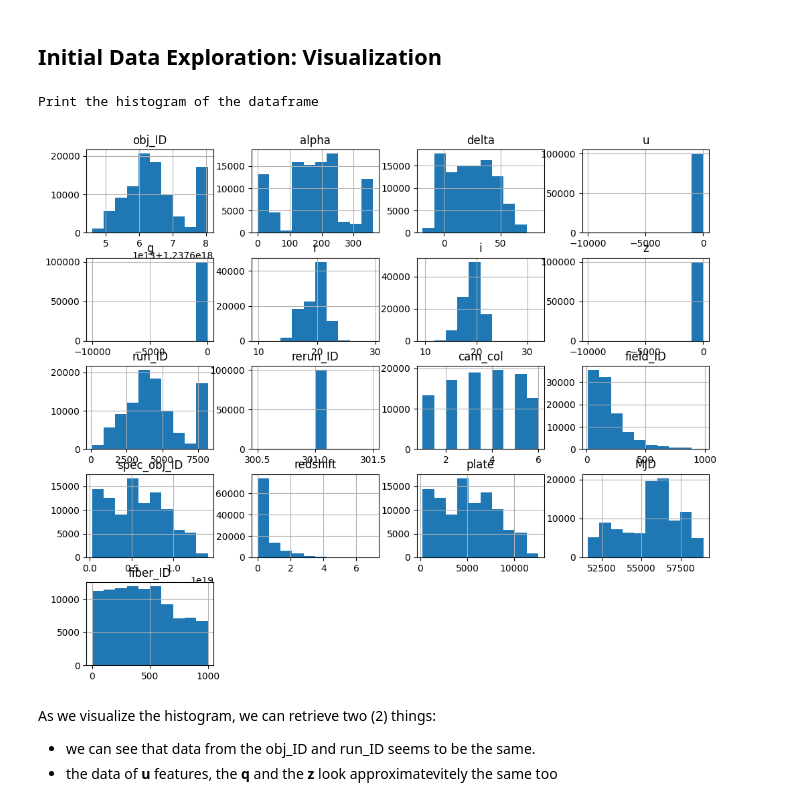
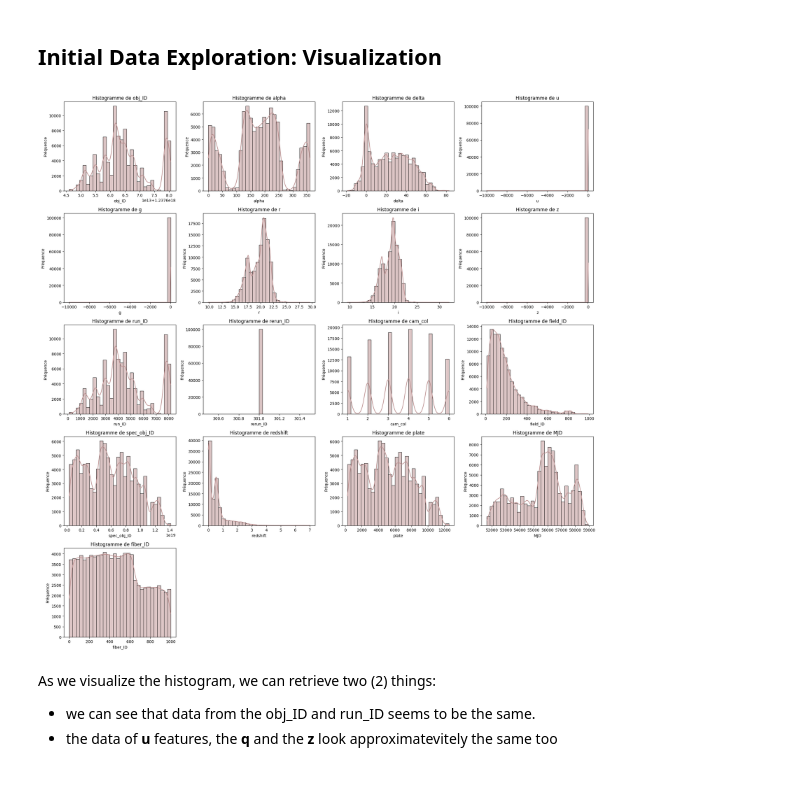
Before and after one commit to theOneOps/first-project-ML-supervised-learning, a Jupyter notebook: visualising_preprocessing.ipynb, the cells around one changed output. Drawn from its saved outputs; the diff is of its cells as text; code cells hidden in the pictures.

```diff
--- a/visualising_preprocessing.ipynb
+++ b/visualising_preprocessing.ipynb
@@ -92,11 +92,11 @@ preprocessing.plot_target_distribution()
 # %% [markdown]
 ## Initial Data Exploration: Visualization
 # %%
-# now we try to visualize the datas :
-visualize.showHistogram()
+# Afficher les histogrammes côte à côte
+columns_plot= [col for col in df.columns if col != 'class']
+visualize.plot_histograms(columns=columns_plot)
 # %% [output]
-Print the histogram of the dataframe
-[figure, old version]
+[figure, new version]
 # %% [markdown]
 As we visualize the histogram, we can retrieve two (2) things:
 
```
